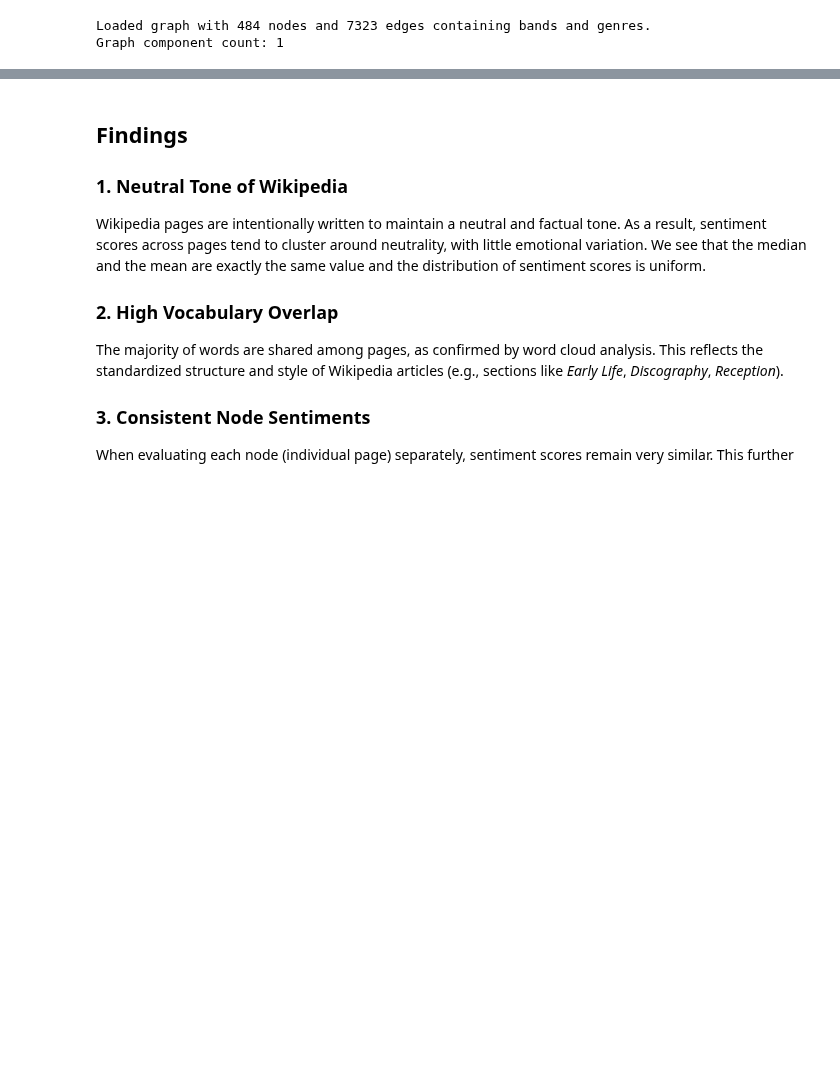
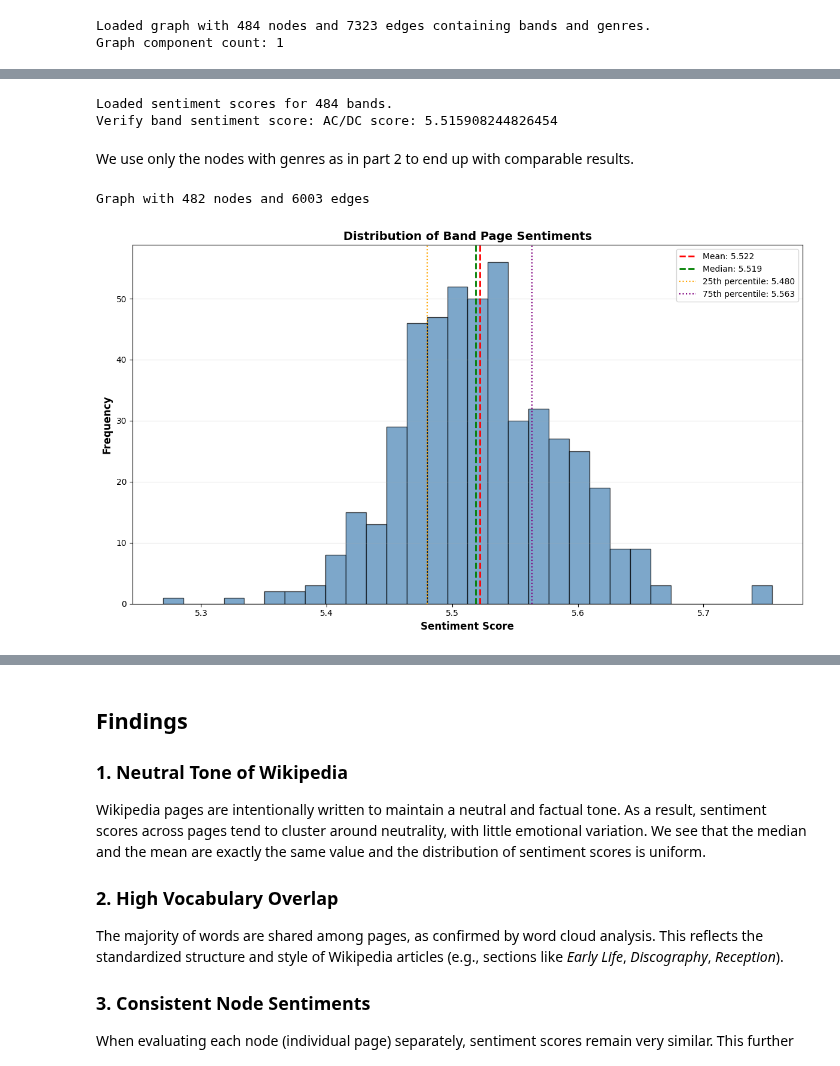
Before and after one commit to rifolio/dtu-projects-2025-autumn, a Jupyter notebook: social-graphs/assignment-2-parts/part-4-sentiment-analysis.ipynb, the cells around one changed output, grey strips where cells are left out. Drawn from its saved outputs; the diff is of its cells as text; code cells hidden in the pictures; blank space fills up the shorter version.

```diff
--- a/social-graphs/assignment-2-parts/part-4-sentiment-analysis.ipynb
+++ b/social-graphs/assignment-2-parts/part-4-sentiment-analysis.ipynb
@@ -167,0 +72,69 @@ G_genres = G_undirected.subgraph(nodes_with_genres_list).copy()
+# %%
+local_network = "data/band_sentiment_scores.json.gz"
+if os.path.exists(local_network):
+    with gzip.open(local_network, "rt", encoding="utf-8") as fh:
+        band_sentiment_scores: dict = json.load(fh)
+    print(f"Loaded sentiment scores for {len(band_sentiment_scores)} bands.")
+else:
+    print("Sentiment scores file not found.")
+
+for band, score in band_sentiment_scores.items():
+    if band in G_bands:
+        G_bands.nodes[band]["sentiment"] = score
+print(f"Verify band sentiment score: AC/DC score: {G_bands.nodes['AC/DC']['sentiment']}")
+# %% [output]
+Loaded sentiment scores for 484 bands.
+Verify band sentiment score: AC/DC score: 5.515908244826454
+# %% [markdown]
+We use only the nodes with genres as in part 2 to end up with comparable results.
+# %%
+# Convert to undirected graph
+G_undirected = G_bands.to_undirected()
+
+# Keep only nodes with genre information
+nodes_with_genres_list = [
+    node
+    for node in G_undirected.nodes()
+    if "genres" in G_undirected.nodes[node] and G_undirected.nodes[node]["genres"]
+]
+
+G_genres = G_undirected.subgraph(nodes_with_genres_list).copy()
+print(G_genres)
+# %% [output]
+Graph with 482 nodes and 6003 edges
+# %%
+import matplotlib.pyplot as plt
+
+# Calculate statistics
+band_sentiments = [
+    G_genres.nodes[node]["sentiment"]
+    for node in G_genres.nodes()
+]
+mean_sentiment = round(np.mean(band_sentiments), 4)
+median_sentiment = round(np.median(band_sentiments), 4)
+p25_sentiment = round(np.percentile(band_sentiments, 25), 4)
+p75_sentiment = round(np.percentile(band_sentiments, 75), 4)
+
+# Create figure and plot
+fig, ax = plt.subplots(figsize=(12, 7))
+
+# Histogram
+ax.hist(band_sentiments, bins=30, color="steelblue", edgecolor="black", alpha=0.7)
+
+# Add vertical lines for statistics
+ax.axvline(mean_sentiment, color="red", linestyle="--", linewidth=2, label=f"Mean: {mean_sentiment:.3f}")
+ax.axvline(median_sentiment, color="green", linestyle="--", linewidth=2, label=f"Median: {median_sentiment:.3f}")
+ax.axvline(p25_sentiment, color="orange", linestyle=":", linewidth=1.5, label=f"25th percentile: {p25_sentiment:.3f}")
+ax.axvline(p75_sentiment, color="purple", linestyle=":", linewidth=1.5,label=f"75th percentile: {p75_sentiment:.3f}")
+
+# Labels and title
+ax.set_xlabel("Sentiment Score", fontsize=12, fontweight="bold")
+ax.set_ylabel("Frequency", fontsize=12, fontweight="bold")
+ax.set_title("Distribution of Band Page Sentiments", fontsize=14, fontweight="bold")
+ax.legend(fontsize=10, loc="upper right")
+ax.grid(axis="y", alpha=0.3)
+
+plt.tight_layout()
+plt.show()
+# %% [output]
+[figure, added]
```
Also changed, not shown: parts of 15 cells of this notebook, 3 other files.
